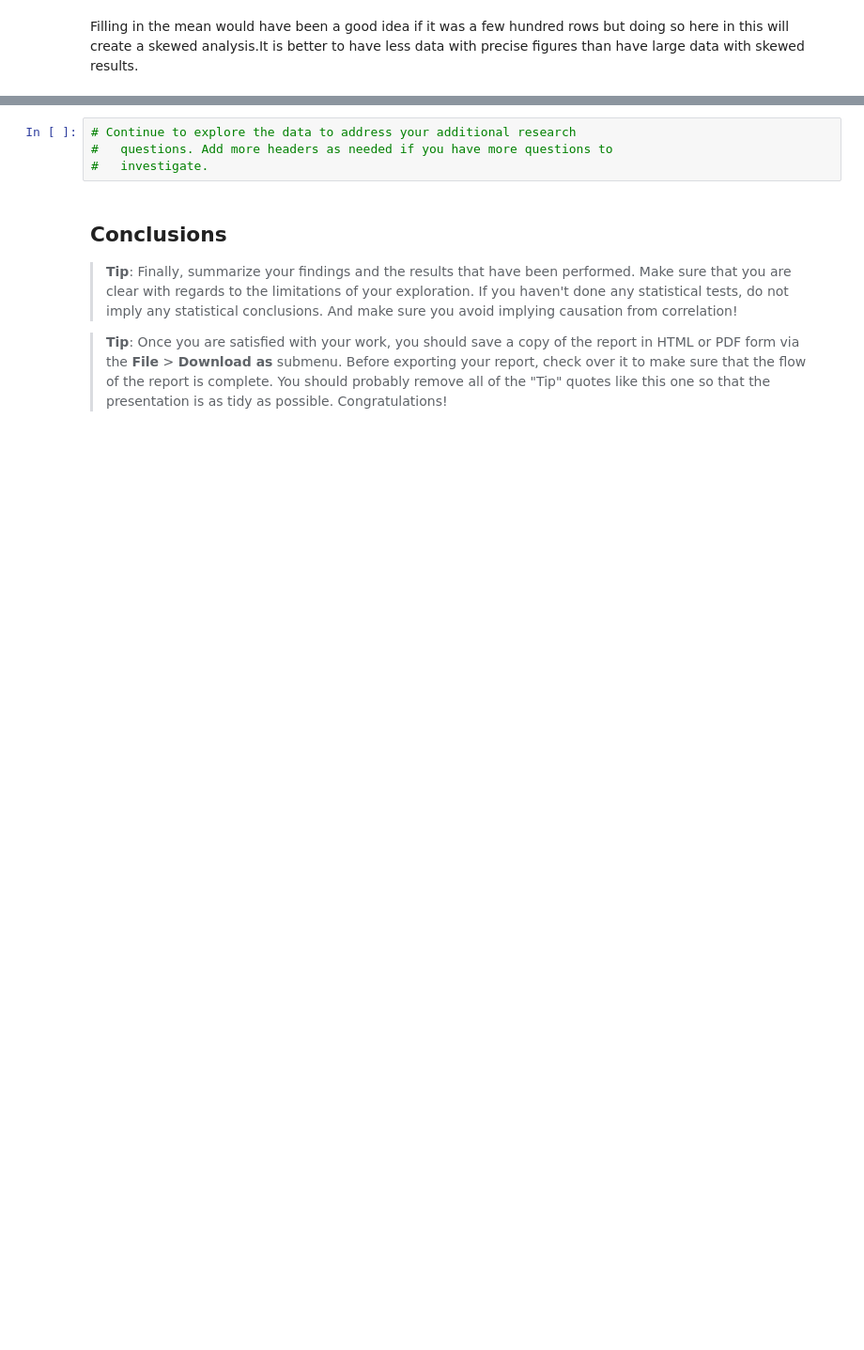
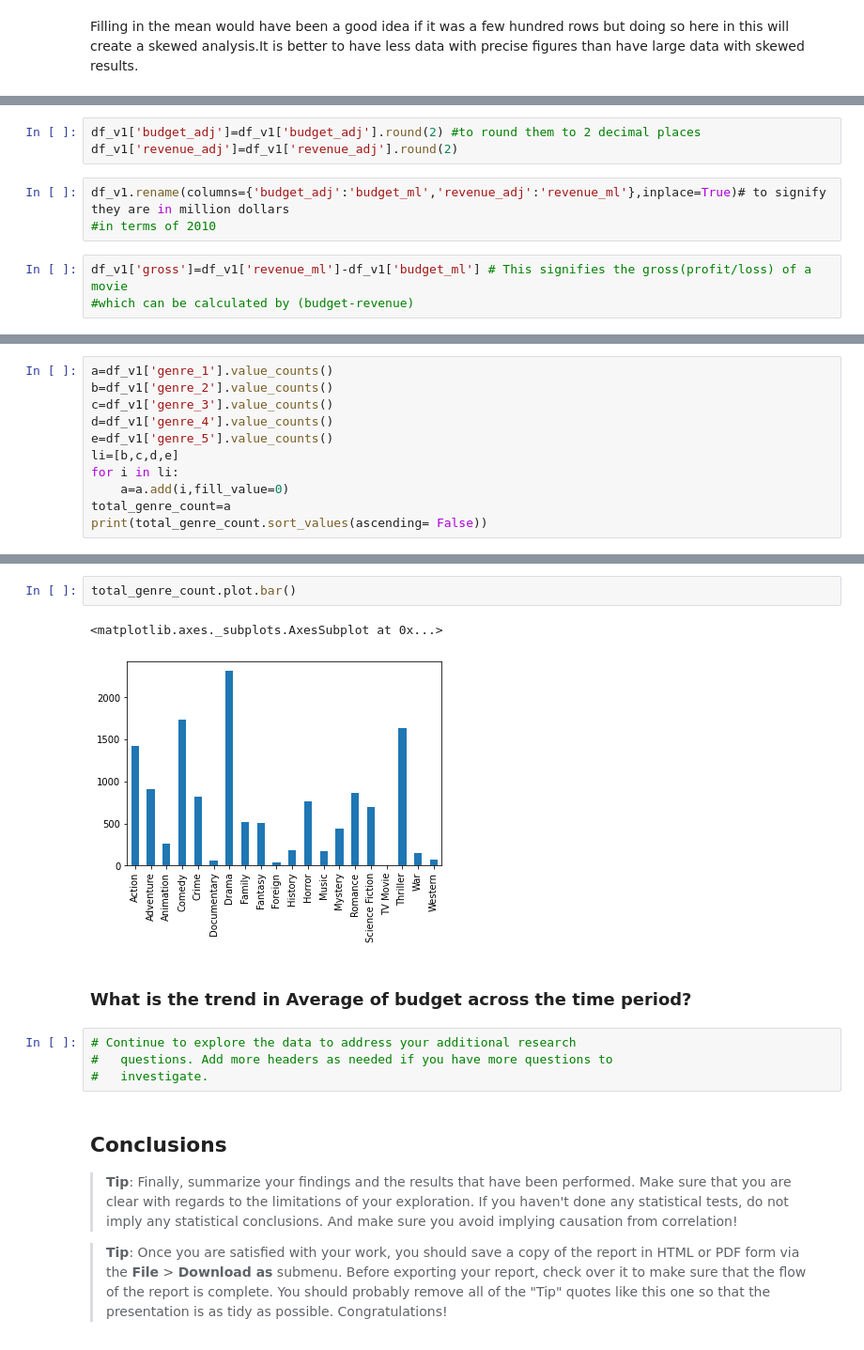
Before and after one commit to khsprashanth/DataAnalysis_playground, a Jupyter notebook: Investigate a DataSet/Tmdb-Movie-DataSet-Analysis.ipynb, the cells around one changed output, grey strips where cells are left out. Shown at 94% size. Cells and saved outputs as stored; diff of their text form; blank space fills up the shorter version.

```diff
--- a/Investigate a DataSet/Tmdb-Movie-DataSet-Analysis.ipynb
+++ b/Investigate a DataSet/Tmdb-Movie-DataSet-Analysis.ipynb
@@ -208,0 +236,9 @@ df_v1.shape[0]
+# %%
+df_v1['budget_adj']=df_v1['budget_adj'].round(2) #to round them to 2 decimal places
+df_v1['revenue_adj']=df_v1['revenue_adj'].round(2)
+# %%
+df_v1.rename(columns={'budget_adj':'budget_ml','revenue_adj':'revenue_ml'},inplace=True)# to signify they are in million dollars
+#in terms of 2010
+# %%
+df_v1['gross']=df_v1['revenue_ml']-df_v1['budget_ml'] # This signifies the gross(profit/loss) of a movie
+#which can be calculated by (budget-revenue)
@@ -208,0 +251,11 @@ df_v1.shape[0]
+# %%
+a=df_v1['genre_1'].value_counts()
+b=df_v1['genre_2'].value_counts()
+c=df_v1['genre_3'].value_counts()
+d=df_v1['genre_4'].value_counts()
+e=df_v1['genre_5'].value_counts()
+li=[b,c,d,e]
+for i in li:
+    a=a.add(i,fill_value=0)
+total_genre_count=a
+print(total_genre_count.sort_values(ascending= False))
@@ -209,3 +280,10 @@ df_v1.shape[0]
+# %%
+total_genre_count.plot.bar()
+# %% [output]
+<matplotlib.axes._subplots.AxesSubplot at 0x...>
+[figure, added]
+# %% [markdown]
+### What is the trend in Average of budget across the time period?
 # %%
 # Continue to explore the data to address your additional research
 #   questions. Add more headers as needed if you have more questions to
```
Also changed, not shown: parts of 36 cells of this notebook.
